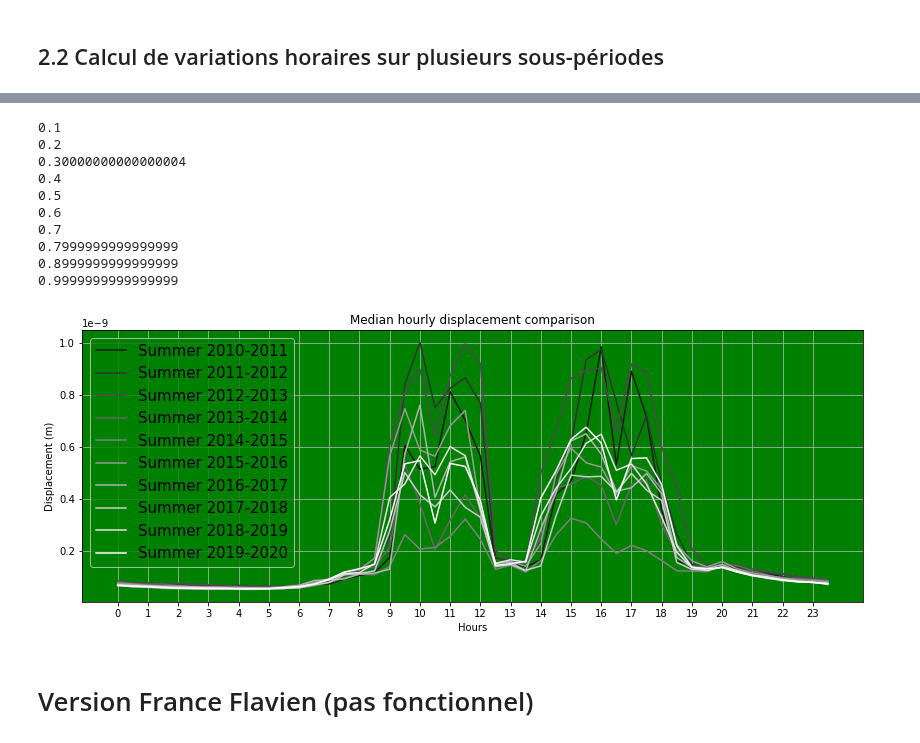
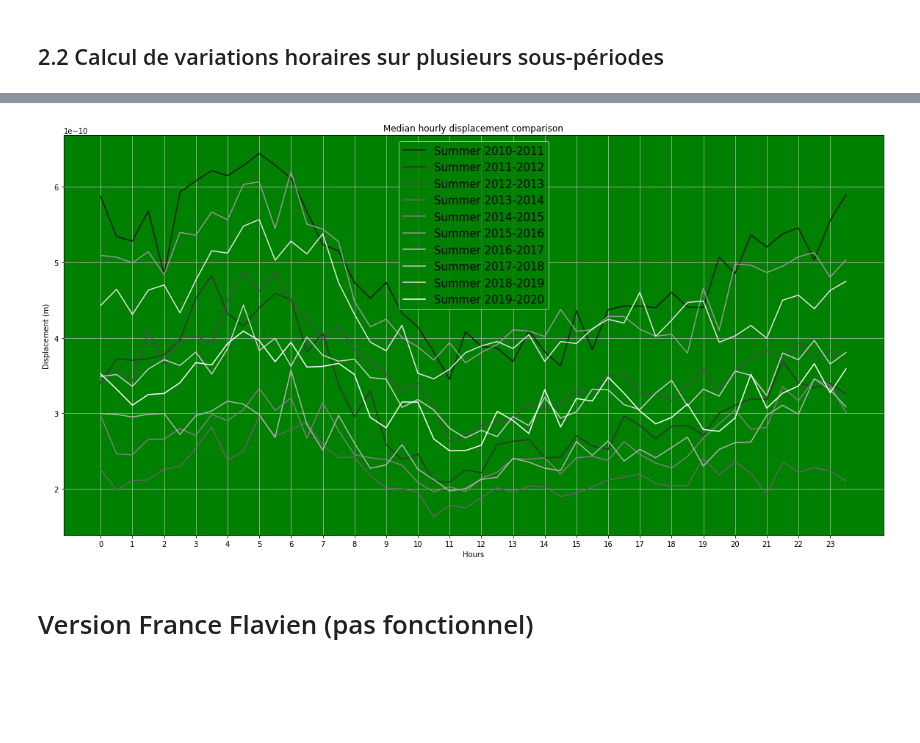
Before and after one commit to FlavienMattern/seismic-noise, a Jupyter notebook: ant_hourly_variations.ipynb, the cells around one changed output, grey strips where cells are left out. Cells and saved outputs as stored; diff of their text form; code cells hidden in the pictures; blank space fills up the shorter version.

```diff
--- a/ant_hourly_variations.ipynb
+++ b/ant_hourly_variations.ipynb
@@ -48,11 +51,11 @@ st_file = "DATA/st_metadata/stations_antarctic.txt"  # Fichier de stations
 noise_input_data = "B:/SeismicNoiseData/"
 timeseries_data = "Files/noise_timeseries/"
 PPSD_FOLDER  = "C:/Users/Arnaud/Desktop/Travail/Projet de Recherche/SeismicNoiseData/PPSD"
-DRMS_FOLDER  = "C:/Users/Arnaud/Desktop/Travail/Projet de Recherche/SeismicNoiseData/DRMS"
+#DRMS_FOLDER  = "C:/Users/Arnaud/Desktop/Travail/Projet de Recherche/SeismicNoiseData/DRMS"
 MSEED_FOLDER = "C:/Users/Arnaud/Desktop/Travail/Projet de Recherche/SeismicNoiseData/MSEED"
 FIG_FOLDER = "RESULTS"
-tStart = "2019-01-01"
-tEnd = "2019-12-31"
+tStart = "2010-01-01"
+tEnd = "2010-12-31"
 
 ### Conversion des périodes en UTCDateTime
 periods = [[UTCDateTime(tStart), UTCDateTime(tEnd)]]
@@ -60,7 +63,7 @@ periods = [[UTCDateTime(tStart), UTCDateTime(tEnd)]]
 ### Récupération des PPSDs et du déplacement RMS
 # %%
 st_name = np.loadtxt(st_file, dtype=str)
-# st_name = ["G.CCD.00.HHZ"]   # Station à étudier
+st_name = ["G.DRV.00.BHZ"]   # Station à étudier
 dRMS = {}
 for st_str in st_name:
     try:
@@ -107,12 +110,12 @@ for st_str in st_name:
         plt.clim(np.nanquantile(grid, 0.05), np.nanquantile(grid, 0.95))
         plt.colorbar(label="Déplacement [nm]")
 
-        ### Affichage des tags
+        '''        ### Affichage des tags
         for (date, hour, text) in tags:
             # plt.scatter(np.datetime64(date), hour, zorder=50, s=40, color="red", edgecolors="white")
             plt.axvline(np.datetime64(date), zorder=50, color="white", ls="-")
             plt.text(np.datetime64(date)-8, 0.75, text, color="white", fontsize="medium", rotation=90)   # Confinement 1
-
+        '''
         ### Configuration de l'axe vertical
         plt.ylabel("Heure locale")
         y_ticks = ["%ih" % j for j in range(1, 24)]
@@ -122,9 +125,11 @@ for st_str in st_name:
         folder_path = FIG_FOLDER + "/ant_hourly_variations/" + st_str
 
         if not os.path.exists(folder_path): os.makedirs(folder_path)
-        plt.savefig("{}/hourly_temporal_{}.png".format(folder_path, freq), dpi=150)
+        plt.savefig("{}/hourly_temporal_2010-{}.png".format(folder_path, freq), dpi=150)
         plt.close()
         plt.clf()
 
     k += 1
+
+plt.show()
 # %% [output]
@@ -152,53 +157,46 @@ print(dRMS)
 # %%
 ### Paramètres à changer
 freq = "2.0-8.0"
-st_name = "G.CCD.00.BHZ"
+st_name = "G.DRV.00.BHZ"
+#summer
 periods = [[[UTCDateTime("2010-10-01"),UTCDateTime("2011-03-01")]],[[UTCDateTime("2011-10-01"),UTCDateTime("2012-03-01")]],[[UTCDateTime("2012-10-01"),UTCDateTime("2013-03-01")]],[[UTCDateTime("2013-10-01"),UTCDateTime("2014-03-01")]],[[UTCDateTime("2014-10-01"),UTCDateTime("2015-03-01")]],[[UTCDateTime("2015-10-01"),UTCDateTime("2016-03-01")]],[[UTCDateTime("2016-10-01"),UTCDateTime("2017-03-01")]],[[UTCDateTime("2017-10-01"),UTCDateTime("2018-03-01")]],[[UTCDateTime("2018-10-01"),UTCDateTime("2019-03-01")]],[[UTCDateTime("2019-10-01"),UTCDateTime("2020-03-01")]]]
 ###
+#winter
+#periods = [[[UTCDateTime("2012-03-01"),UTCDateTime("2012-10-01")]],[[UTCDateTime("2013-03-01"),UTCDateTime("2013-10-01")]],[[UTCDateTime("2014-03-01"),UTCDateTime("2014-10-01")]],[[UTCDateTime("2015-03-01"),UTCDateTime("2015-10-01")]],[[UTCDateTime("2016-03-01"),UTCDateTime("2016-10-01")]],[[UTCDateTime("2017-03-01"),UTCDateTime("2017-10-01")]],[[UTCDateTime("2018-03-01"),UTCDateTime("2018-10-01")]],[[UTCDateTime("2019-03-01"),UTCDateTime("2019-10-01")]],[[UTCDateTime("2020-03-01"),UTCDateTime("2020-10-01")]]]
+
+
 new_median=[]
 
 for i in periods :
 
     name = "{}{}_{}".format(st_name, i[0][0].strftime('%Y-%m-%d'), i[0][1].strftime('%Y-%m-%d'))
     noise = dRMS[st_name][freq]
     t, h, noise_matrix = hourly_var(noise, i)
     median1 = np.nanmedian(noise_matrix, axis=1)
     new_median.append(median1.tolist()[33:] + median1.tolist()[0:33])
 
 
-plt.rcParams['figure.figsize'] = 14, 5
+plt.rcParams['figure.figsize'] = 20, 10
 plt.rcParams["axes.facecolor"] = 'g'
 plt.title('Median hourly displacement comparison')
 plt.xlabel('Hours')
 plt.ylabel('Displacement (m)' )
 c1=2010
 colors=0
 for i in new_median :
     c2=c1
     c1=c1+1
-    colors=colors+0.10
+    colors=colors+0.1
     col=str(colors)
-    print(col)
-    plt.plot(h,i,label='Summer '+str(c2)+ '-' +str(c1),color=col)
+    plt.plot(h,i,label='Summer '+str(c2)+'-' +str(c1),color=col)
 
 #plt.plot(test3,test2,color='r', linewidth=2.5,linestyle="--",label='')
 plt.xticks(np.arange(0, 24, 1), np.arange(0, 24, 1))
 plt.grid()
 plt.legend(fontsize=15)
-#plt.savefig('Median_hourly_displacement.png')
 plt.show()
 # %% [output]
-0.1
-0.2
-0.30000000000000004
-0.4
-0.5
-0.6
-0.7
-0.7999999999999999
-0.8999999999999999
-0.9999999999999999
-[figure, old version]
+[figure, new version]
 # %% [markdown]
 # Version France Flavien (pas fonctionnel)
 # %%
```
Also changed, not shown: parts of 4 cells of this notebook, 1 other file.
